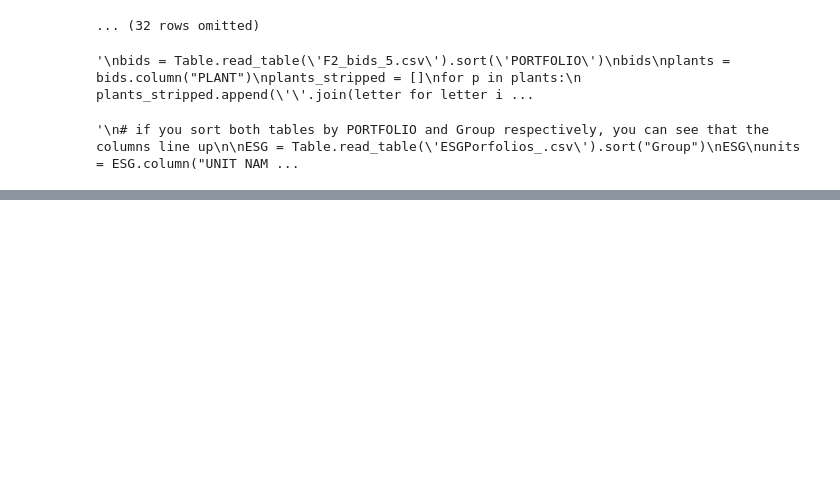
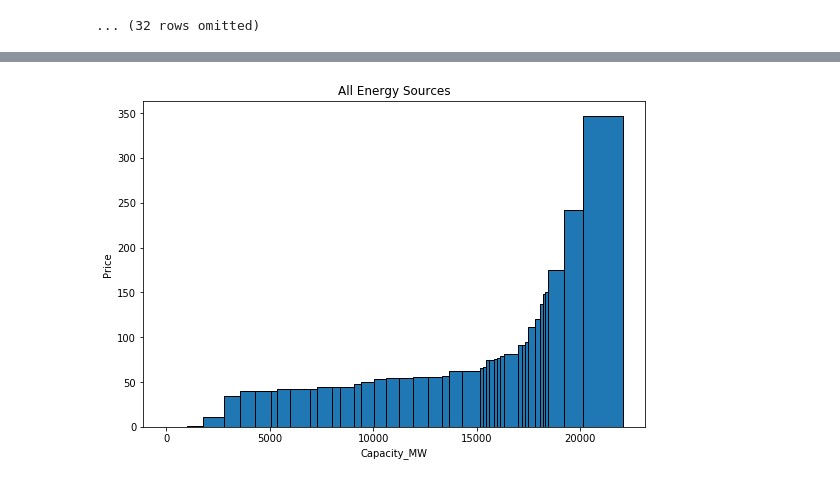
Before and after one commit to ds-modules/EEP-147, a Jupyter notebook: lab02/Lab2-Ver2.ipynb, the cells around one changed output, grey strips where cells are left out. Cells and saved outputs as stored; diff of their text form; code cells hidden in the pictures; blank space fills up the shorter version.

Commit message:
added graphs for new price function based on price

```diff
--- a/lab02/Lab2-Ver2.ipynb
+++ b/lab02/Lab2-Ver2.ipynb
@@ -37,34 +37,4 @@ ESG.sort("Plant_ID")
 | Big Gas | 2 | LONG BEACH | 550 | 11.56 | 4.5 | 52 | ... |
 | Big Gas | 2 | NORTH ISLAND | 150 | 14.44 | 4.5 | 65 | ... |
 ... (32 rows omitted)
-# %%
-"""
-bids = Table.read_table('F2_bids_5.csv').sort('PORTFOLIO')
-bids
-plants = bids.column("PLANT")
-plants_stripped = []
-for p in plants:
-    plants_stripped.append(''.join(letter for letter in p if letter.isalnum()))
-print(plants, plants_stripped)
-bids = bids.with_column("PLANT", plants_stripped)
-bids
-"""
-# %% [output]
-'\nbids = Table.read_table(\'F2_bids_5.csv\').sort(\'PORTFOLIO\')\nbids\nplants = bids.column("PLANT")\nplants_stripped = []\nfor p in plants:\n    plants_stripped.append(\'\'.join(letter for letter i ...
-# %%
-"""
-# if you sort both tables by PORTFOLIO and Group respectively, you can see that the columns line up
-
-ESG = Table.read_table('ESGPorfolios_.csv').sort("Group")
-ESG
-units = ESG.column("UNIT NAME")
-units_stripped = []
-for u in units:
-    units_stripped.append(''.join(letter for letter in u if letter.isalnum()))
-print(units, units_stripped)
-ESG = ESG.with_column("UNIT NAME", units_stripped)
-ESG
-"""
-# %% [output]
-'\n# if you sort both tables by PORTFOLIO and Group respectively, you can see that the columns line up\n\nESG = Table.read_table(\'ESGPorfolios_.csv\').sort("Group")\nESG\nunits = ESG.column("UNIT NAM ...
 # %%
@@ -100,7 +68,21 @@ def find_x_pos(widths):
         x_pos.append(half_widths[i] + cumulative_widths[i])
     return x_pos
 # %%
-width = ESG_sorted.column("Capacity_MW")
+width = sorted_joined_table.column("Capacity_MW")
 width
-height = ESG_sorted.column("Total_Var_Cost_USDperMWH")
+height = sorted_joined_table.column("PRICE1")
 height
+new_x = find_x_pos(width)
+# %%
+# Make the plot
+plt.figure(figsize=(9,6))
+plt.bar(new_x, height, width=width, edgecolor = "black")
+#plt.xticks(y_pos, bars)
+# Add title and axis names
+plt.title('All Energy Sources')
+plt.xlabel('Capacity_MW')
+plt.ylabel('Price')
+
+plt.show()
+# %% [output]
+[figure, added]
```
Also changed, not shown: parts of 16 cells of this notebook.
